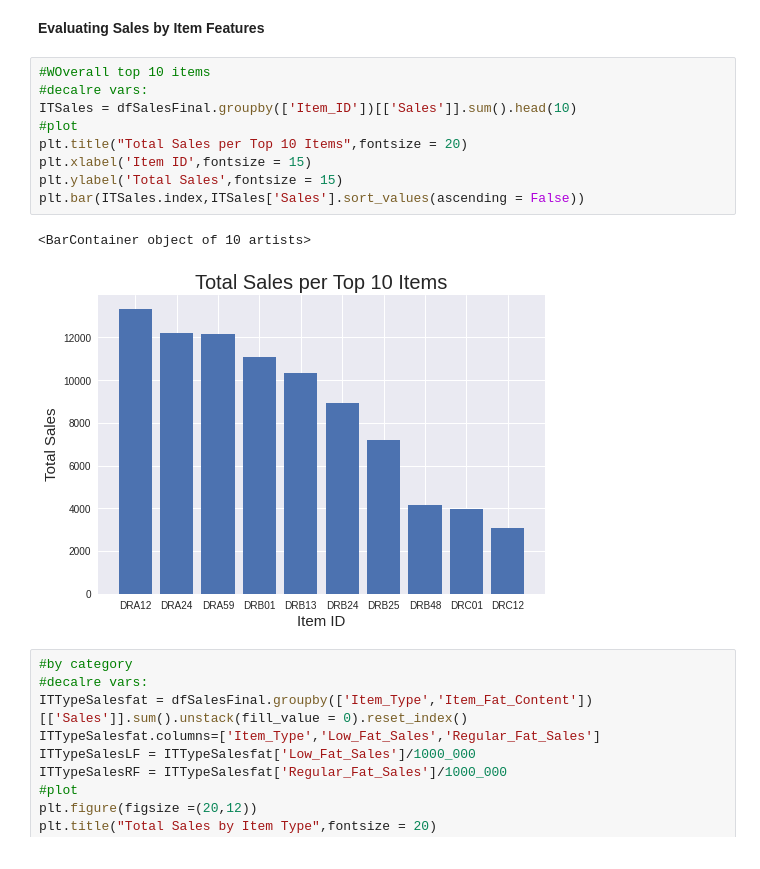
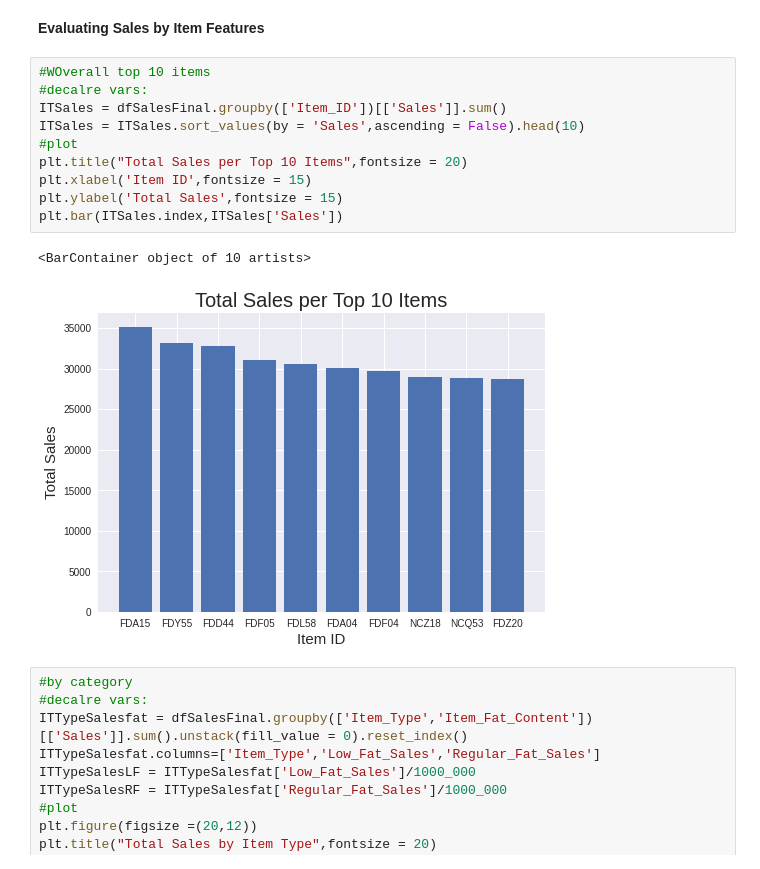
Before and after one commit to Cassandra-Simmons/Food-Sales_Predictions, a Jupyter notebook: Sales_Predict.ipynb, the cells around one changed output. Saved outputs shown, nothing was run; the diff lists cells and outputs as text.

```diff
--- a/Sales_Predict.ipynb
+++ b/Sales_Predict.ipynb
@@ -606,15 +606,16 @@ Sales for all outlets seem consistent, except for outlet OUT010. It is interesin
 # %%
 #WOverall top 10 items
 #decalre vars:
-ITSales = dfSalesFinal.groupby(['Item_ID'])[['Sales']].sum().head(10)
+ITSales = dfSalesFinal.groupby(['Item_ID'])[['Sales']].sum()
+ITSales = ITSales.sort_values(by = 'Sales',ascending = False).head(10)
 #plot
 plt.title("Total Sales per Top 10 Items",fontsize = 20)
 plt.xlabel('Item ID',fontsize = 15)
 plt.ylabel('Total Sales',fontsize = 15)
-plt.bar(ITSales.index,ITSales['Sales'].sort_values(ascending = False))
+plt.bar(ITSales.index,ITSales['Sales'])
 # %% [output]
 <BarContainer object of 10 artists>
-[figure, old version]
+[figure, new version]
 # %%
 #by category
 #decalre vars:
```
Also changed, not shown: parts of 2 cells of this notebook.
